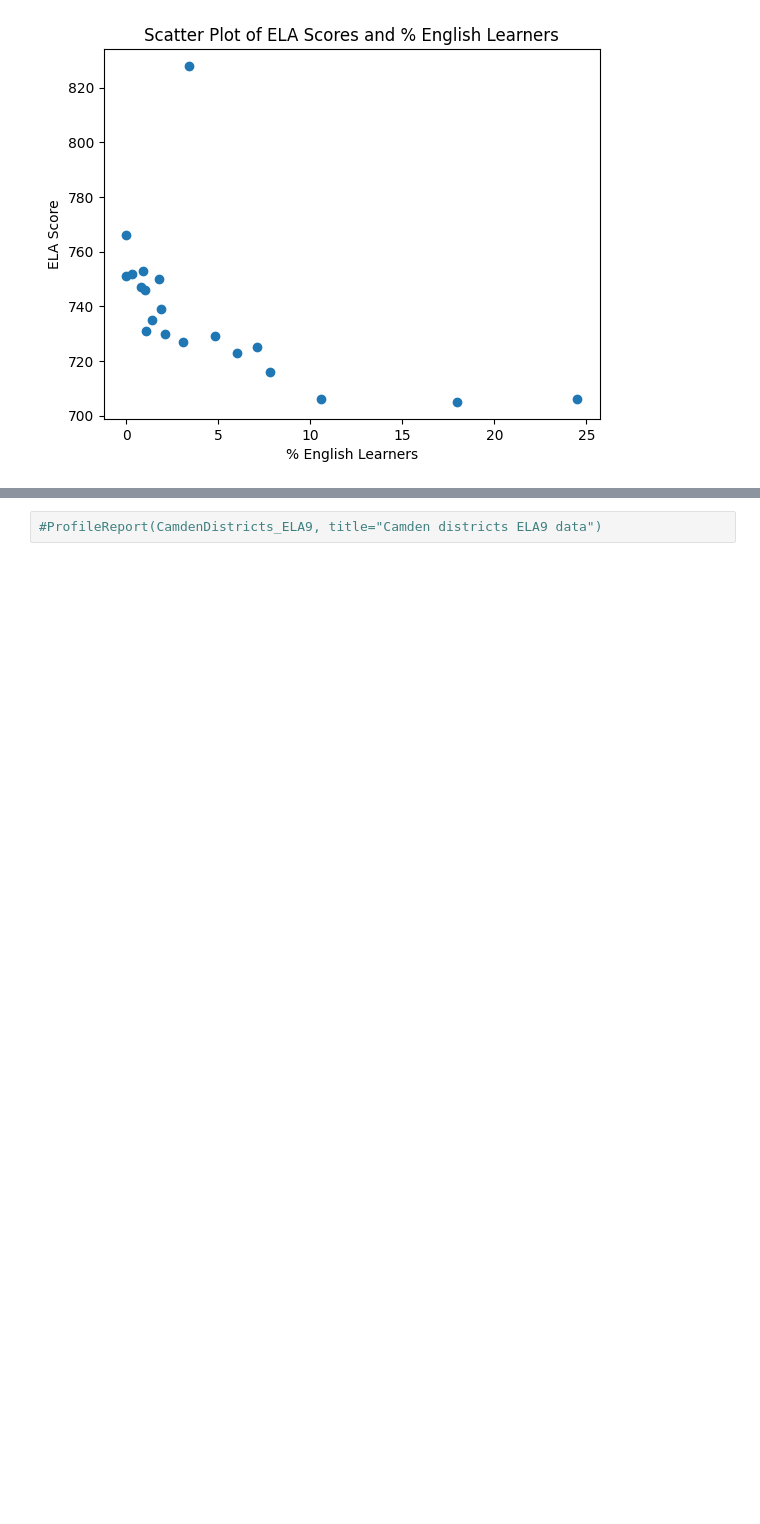
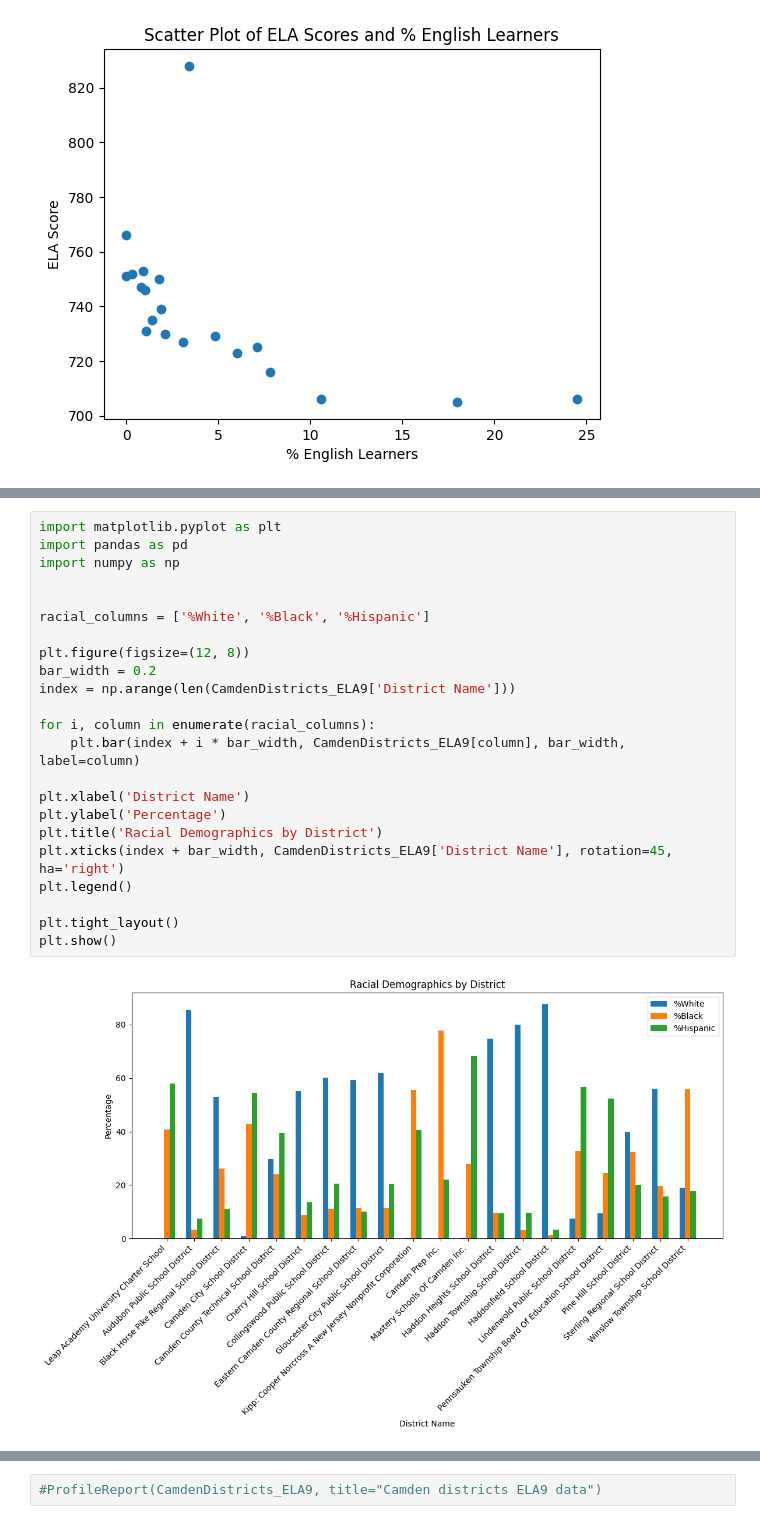
Before and after one commit to citjimm/DMDS, a Jupyter notebook: PS6-Cit.ipynb, the cells around one changed output, grey strips where cells are left out. Saved outputs shown, nothing was run; the diff lists cells and outputs as text; blank space fills up the shorter version.

```diff
--- a/PS6-Cit.ipynb
+++ b/PS6-Cit.ipynb
@@ -457,0 +479,25 @@ plt.show()
+# %%
+import matplotlib.pyplot as plt
+import pandas as pd
+import numpy as np
+
+
+racial_columns = ['%White', '%Black', '%Hispanic']
+
+plt.figure(figsize=(12, 8))
+bar_width = 0.2
+index = np.arange(len(CamdenDistricts_ELA9['District Name']))
+
+for i, column in enumerate(racial_columns):
+    plt.bar(index + i * bar_width, CamdenDistricts_ELA9[column], bar_width, label=column)
+
+plt.xlabel('District Name')
+plt.ylabel('Percentage')
+plt.title('Racial Demographics by District')
+plt.xticks(index + bar_width, CamdenDistricts_ELA9['District Name'], rotation=45, ha='right')
+plt.legend()
+
+plt.tight_layout()
+plt.show()
+# %% [output]
+[figure, added]
```
Also changed, not shown: parts of 5 cells of this notebook.
